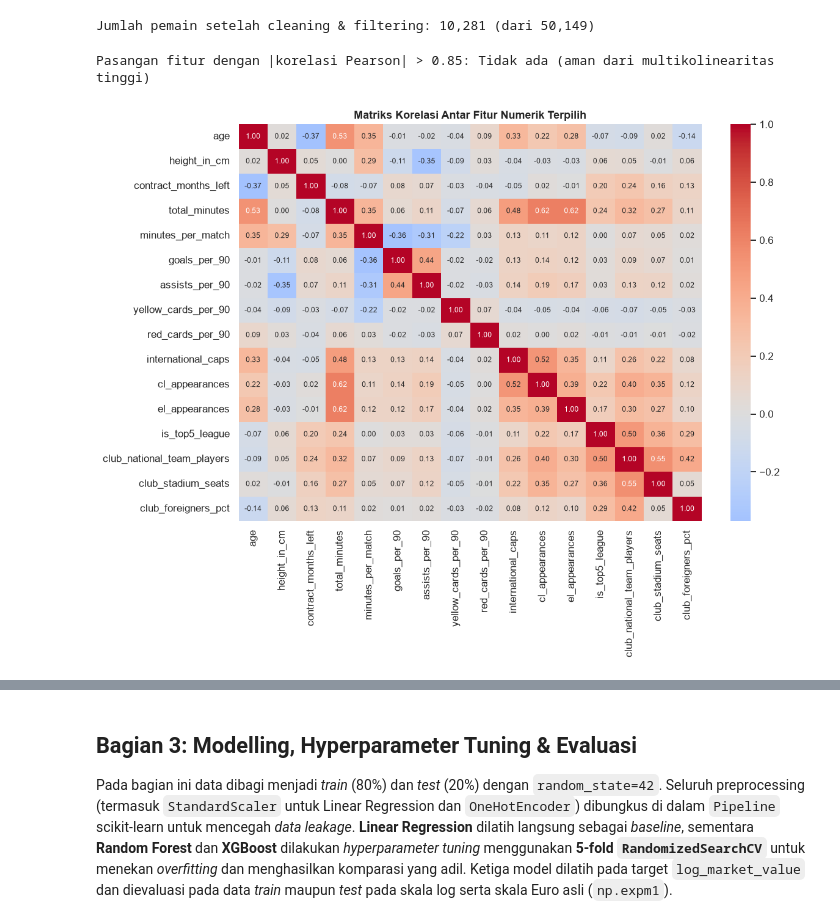
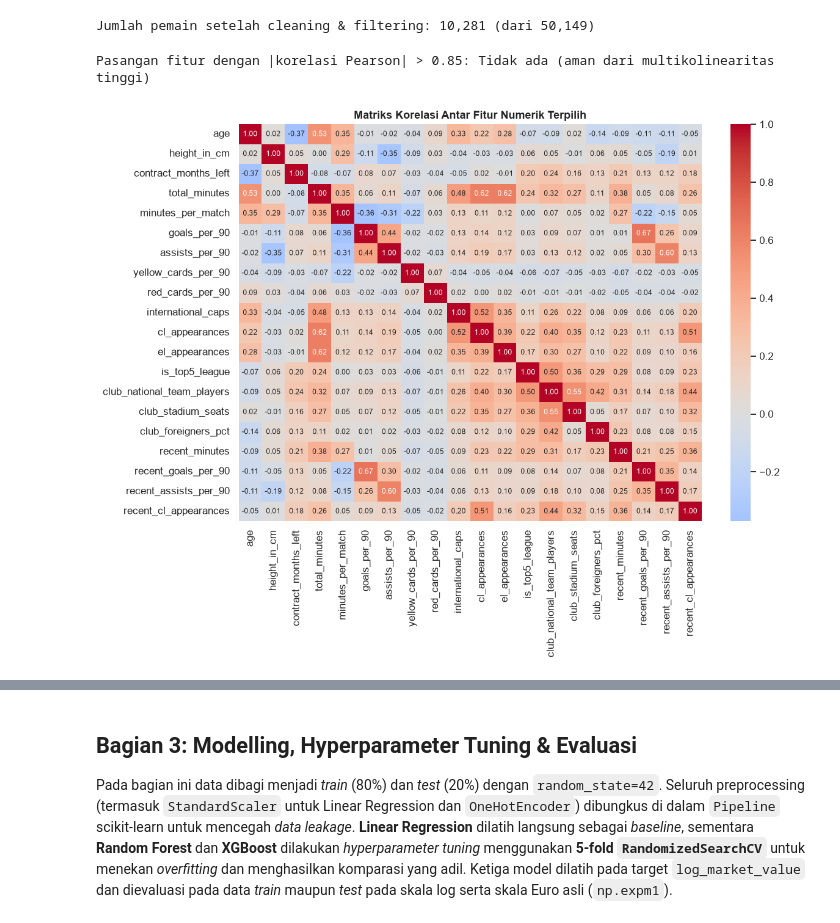
Before and after one commit to daffaade/football-fair-value-predictor, a Jupyter notebook: notebooks/fair_value_pipeline.ipynb, the cells around one changed output, grey strips where cells are left out. Cells and saved outputs as stored; diff of their text form; code cells hidden in the pictures.

Commit message:
feat(features): add 1-season recent form features and retrain models

```diff
--- a/notebooks/fair_value_pipeline.ipynb
+++ b/notebooks/fair_value_pipeline.ipynb
@@ -80,6 +80,7 @@ def build_player_level_dataset(tables: dict[str, pd.DataFrame]) -> pd.DataFrame:
 
     apps["is_cl"] = (apps["competition_id"] == "CL").astype(int)
     apps["is_el"] = (apps["competition_id"] == "EL").astype(int)
+    apps["date"] = pd.to_datetime(apps["date"], errors="coerce")
 
     app_agg = (
         apps.groupby("player_id", as_index=False)
@@ -101,6 +102,23 @@ def build_player_level_dataset(tables: dict[str, pd.DataFrame]) -> pd.DataFrame:
         .groupby("player_id", as_index=False)
         .last()[["player_id", "date"]]
         .rename(columns={"date": "latest_valuation_date"})
+    )
+
+    # Agregasi performa 1 musim terakhir (365 hari sebelum tanggal valuasi terbaru masing-masing pemain)
+    apps_with_val = apps.merge(latest_val, on="player_id", how="left")
+    ref_val_date = apps_with_val["latest_valuation_date"].fillna(pd.Timestamp("2026-06-30"))
+    days_before_val = (ref_val_date - apps_with_val["date"]).dt.days
+    recent_apps = apps_with_val[(days_before_val >= 0) & (days_before_val <= 365)]
+
+    recent_app_agg = (
+        recent_apps.groupby("player_id", as_index=False)
+        .agg(
+            recent_matches=("appearance_id", "count"),
+            recent_minutes=("minutes_played", "sum"),
+            recent_goals=("goals", "sum"),
+            recent_assists=("assists", "sum"),
+            recent_cl_appearances=("is_cl", "sum"),
+        )
     )
 
     club_cols = clubs[
@@ -135,6 +153,7 @@ def build_player_level_dataset(tables: dict[str, pd.DataFrame]) -> pd.DataFrame:
     merged = (
         players.merge(app_agg, on="player_id", how="left")
         .merge(latest_val, on="player_id", how="left")
+        .merge(recent_app_agg, on="player_id", how="left")
         .merge(club_cols, on="current_club_id", how="left")
         .merge(comp_cols, on="current_club_domestic_competition_id", how="left")
     )
@@ -424,6 +443,16 @@ def clean_and_engineer_features(df: pd.DataFrame) -> pd.DataFrame:
     df["international_caps"] = df["international_caps"].fillna(0)
     df["cl_appearances"] = df["cl_appearances"].fillna(0)
     df["el_appearances"] = df["el_appearances"].fillna(0)
+
+    # Fitur recent form 1 musim terakhir (365 hari sebelum valuasi terbaru)
+    for col in ["recent_matches", "recent_minutes", "recent_goals", "recent_assists", "recent_cl_appearances"]:
+        df[col] = df[col].fillna(0)
+    df["recent_goals_per_90"] = np.where(
+        df["recent_minutes"] >= 90, df["recent_goals"] / (df["recent_minutes"] / 90.0), 0.0
+    )
+    df["recent_assists_per_90"] = np.where(
+        df["recent_minutes"] >= 90, df["recent_assists"] / (df["recent_minutes"] / 90.0), 0.0
+    )
     df["foot"] = df["foot"].astype("string").fillna("unknown")
     df["position"] = df["position"].astype("string")
     df["current_club_name"] = df["current_club_name"].astype("string").fillna("Unknown")
@@ -437,7 +466,7 @@ def clean_and_engineer_features(df: pd.DataFrame) -> pd.DataFrame:
         df[col] = df[col].fillna(df[col].median())
 
     # Penanganan outlier ekstrem pada metrik rasio per-90 (winsorizing persentil ke-99)
-    for col in ["goals_per_90", "assists_per_90", "yellow_cards_per_90", "red_cards_per_90"]:
+    for col in ["goals_per_90", "assists_per_90", "yellow_cards_per_90", "red_cards_per_90", "recent_goals_per_90", "recent_assists_per_90"]:
         upper_cap = df[col].quantile(0.99)
         df[col] = df[col].clip(lower=0.0, upper=upper_cap)
 
@@ -469,34 +498,38 @@ NUMERIC_FEATURES = [
     "el_appearances",
     "is_top5_league",
     "club_national_team_players",
     "club_stadium_seats",
     "club_foreigners_pct",
+    "recent_minutes",
+    "recent_goals_per_90",
+    "recent_assists_per_90",
+    "recent_cl_appearances",
 ]
 
 CATEGORICAL_FEATURES = ["position", "foot", "league_group"]
 METADATA_COLS = ["player_id", "name", "current_club_name", "last_season"]
 TARGET_COL = "market_value_in_eur"
 LOG_TARGET_COL = "log_market_value"
 
 # Cek multikolinearitas antar fitur numerik terpilih (threshold |r| > 0.85)
 feat_corr = df_clean_all[NUMERIC_FEATURES].corr(method="pearson")
 high_corr_pairs = []
 for i in range(len(NUMERIC_FEATURES)):
     for j in range(i + 1, len(NUMERIC_FEATURES)):
         r_val = feat_corr.iloc[i, j]
         if abs(r_val) > 0.85:
             high_corr_pairs.append((NUMERIC_FEATURES[i], NUMERIC_FEATURES[j], round(r_val, 3)))
 
 print("Pasangan fitur dengan |korelasi Pearson| > 0.85:", high_corr_pairs if high_corr_pairs else "Tidak ada (aman dari multikolinearitas tinggi)")
 
 plt.figure(figsize=(11, 8.5))
 sns.heatmap(feat_corr, annot=True, fmt=".2f", cmap="coolwarm", center=0, annot_kws={"size": 8})
 plt.title("Matriks Korelasi Antar Fitur Numerik Terpilih", fontweight="bold")
 plt.tight_layout()
 plt.show()
 # %% [output]
 Pasangan fitur dengan |korelasi Pearson| > 0.85: Tidak ada (aman dari multikolinearitas tinggi)
-[figure, old version]
+[figure, new version]
 # %%
 selected_cols = METADATA_COLS + NUMERIC_FEATURES + CATEGORICAL_FEATURES + [TARGET_COL, LOG_TARGET_COL]
 df_clean = df_clean_all[selected_cols].reset_index(drop=True)
```
Also changed, not shown: parts of 11 cells of this notebook, 6 other files.
